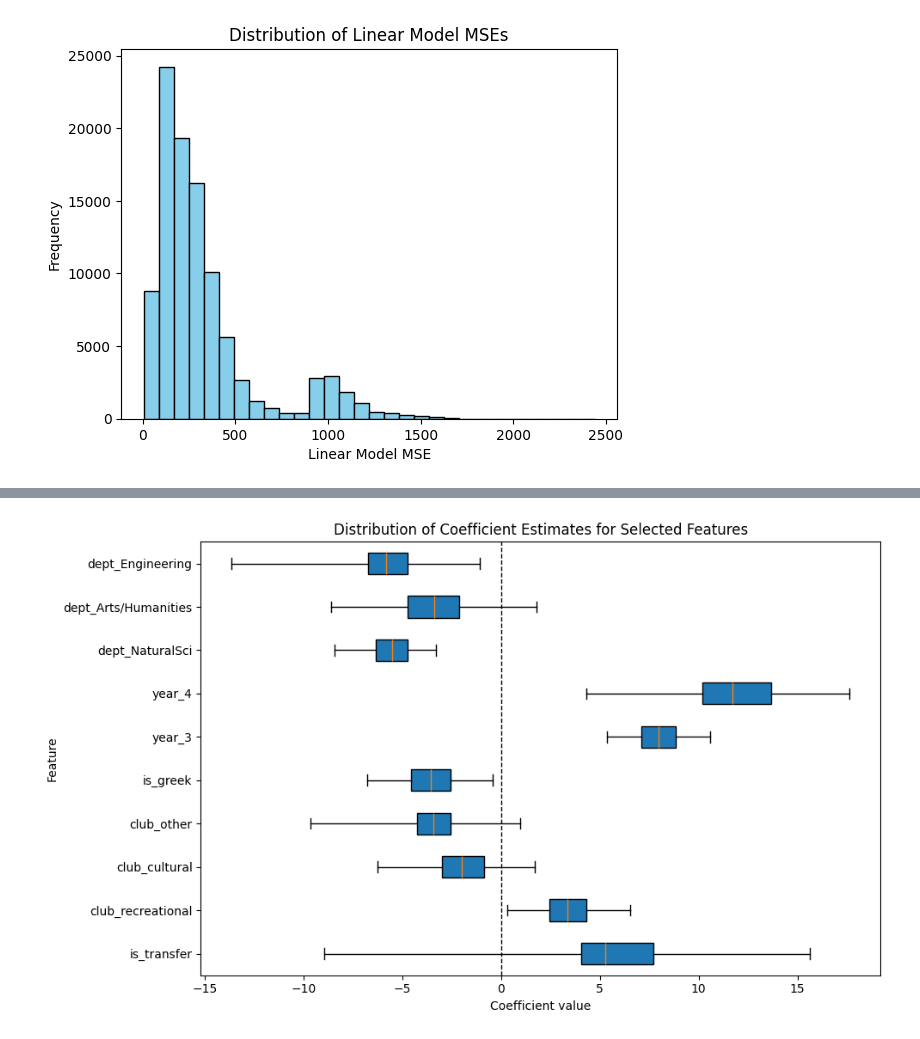
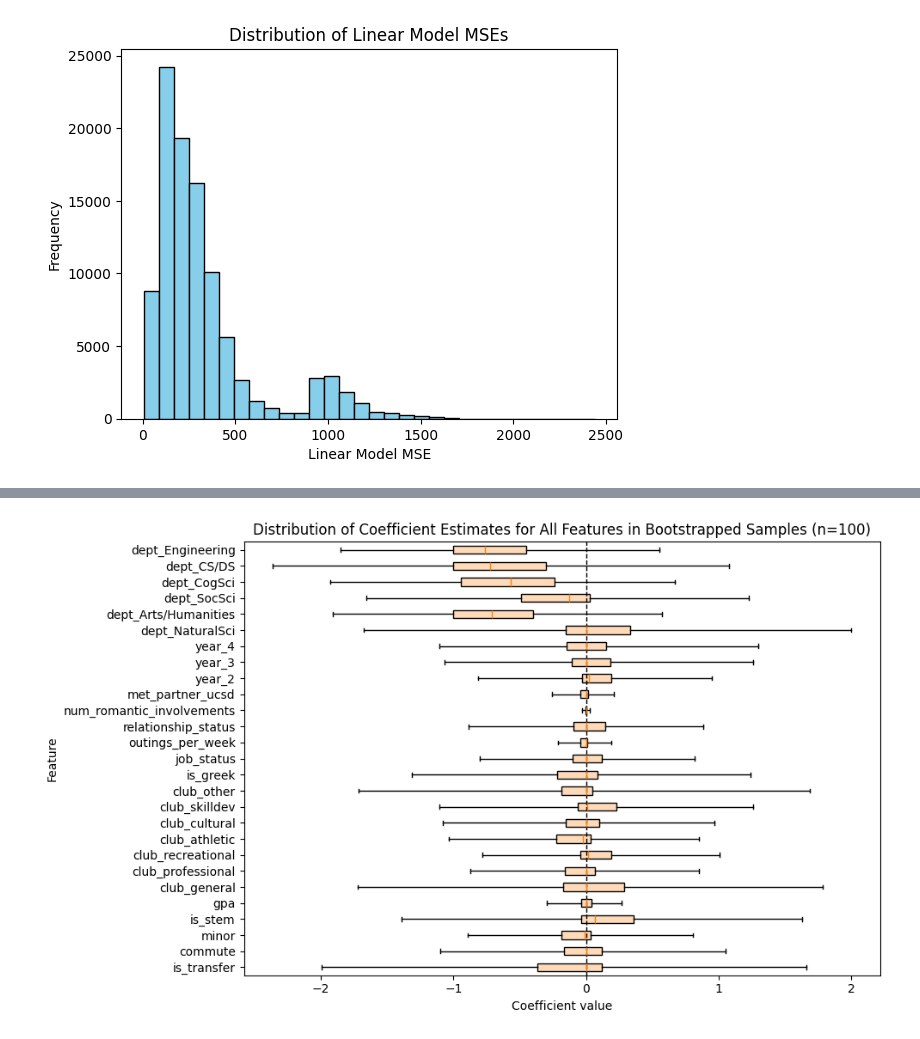
Before and after one commit to snigdhapodugu/dsc190-project, a Jupyter notebook: rq2/linreg_analysis.ipynb, the cells around one changed output, grey strips where cells are left out. Drawn from its saved outputs; the diff is of its cells as text; code cells hidden in the pictures.

```diff
--- a/rq2/linreg_analysis.ipynb
+++ b/rq2/linreg_analysis.ipynb
@@ -95,15 +135,13 @@ coef_dist = []
 linear_MSE = []
 
 for x in range(100000):
-    X_train, X_test, y_train, y_test = train_test_split(
-        X.fillna(0), y, test_size=0.1
+    restricted_X_train, restricted_X_test, y_train, y_test = train_test_split(
+        restricted_X.fillna(0), y, test_size=0.1
     )
+
     naive_pred = [y_train.mean()] * len(y_test)
     naive_MSE += [mean_squared_error(y_test, naive_pred)]
 
-    restricted_X_train, restricted_X_test, y_train, y_test = train_test_split(
-        restricted_X.fillna(0), y, test_size=0.1
-    )
     model = LinearRegression()
     model.fit(restricted_X_train, y_train)
     linear_pred = model.predict(restricted_X_test)
@@ -141,16 +225,30 @@ plt.show()
 # %%
-coef_matrix = coef_dist.reshape((100000, 10))
+coef_matrix = []
+for x in range(100000):
+    # Does bootstrapping make sense here?
+    temp_data = np.random.default_rng().choice(
+        np.array(data.fillna(0)), size=35
+    )
+    X_train, y_train = temp_data[:, :-1], temp_data[:, -1]
+    model = LinearRegression()
+    model.fit(X_train, y_train)
+    coef_matrix += [model.coef_]
+coef_matrix = np.array(coef_matrix)
+
 plt.figure(figsize=(10,6))
-plt.boxplot(coef_matrix, whis=(2.5, 97.5), showfliers=False, vert=False, patch_artist=True)
+blt = plt.boxplot(coef_matrix, whis=(2.5, 97.5), showfliers=False, vert=False, patch_artist=True)
+for box in blt['boxes']:
+    box.set_facecolor("peachpuff")
+    box.set_edgecolor("black")
 plt.yticks(
-    ticks=np.arange(1, 11),
-    labels=restricted_X.columns,
+    ticks=np.arange(1, len(X.columns)+1),
+    labels=X.columns
 )
 plt.ylabel('Feature')
 plt.xlabel('Coefficient value')
-plt.title('Distribution of Coefficient Estimates for Selected Features')
+plt.title('Distribution of Coefficient Estimates for All Features in Bootstrapped Samples (n=100)')
 plt.axvline(x=0, color='black', linestyle='--', linewidth=1)
 plt.tight_layout()
 plt.show()
 # %% [output]
-[figure, old version]
+[figure, new version]
```
Also changed, not shown: parts of 8 cells of this notebook.
